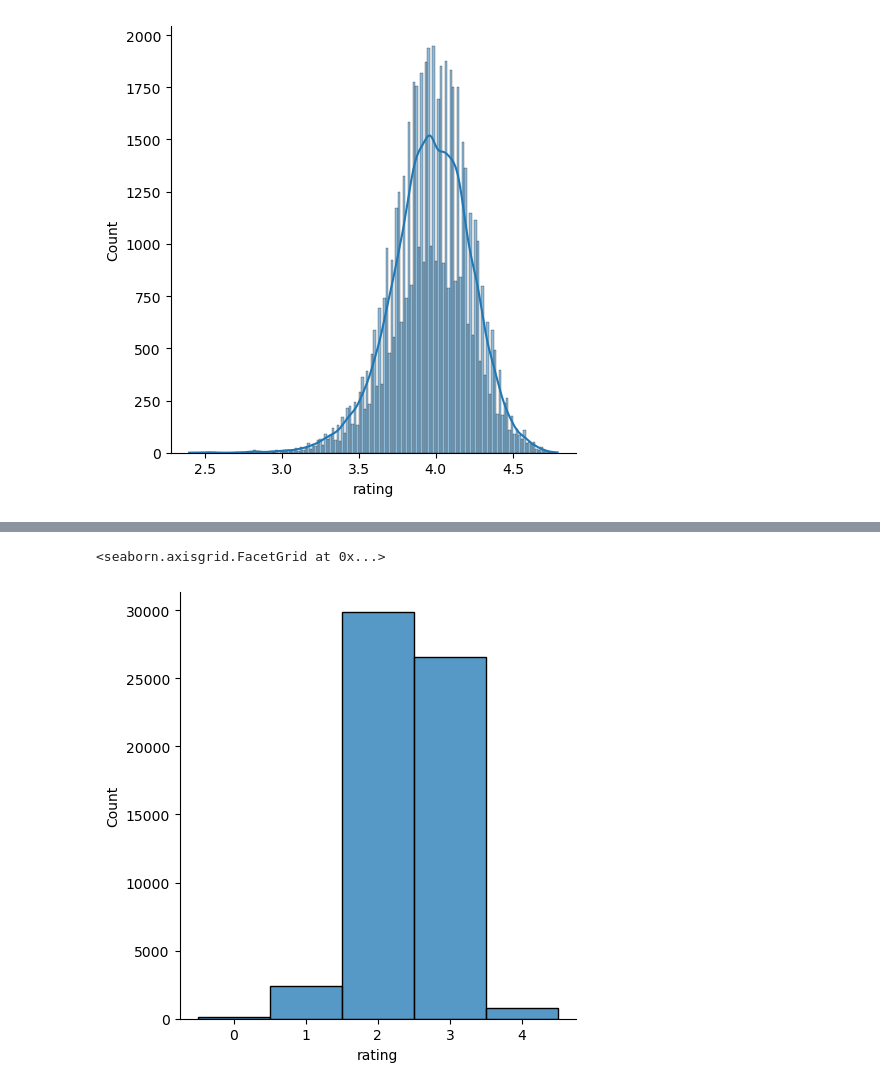
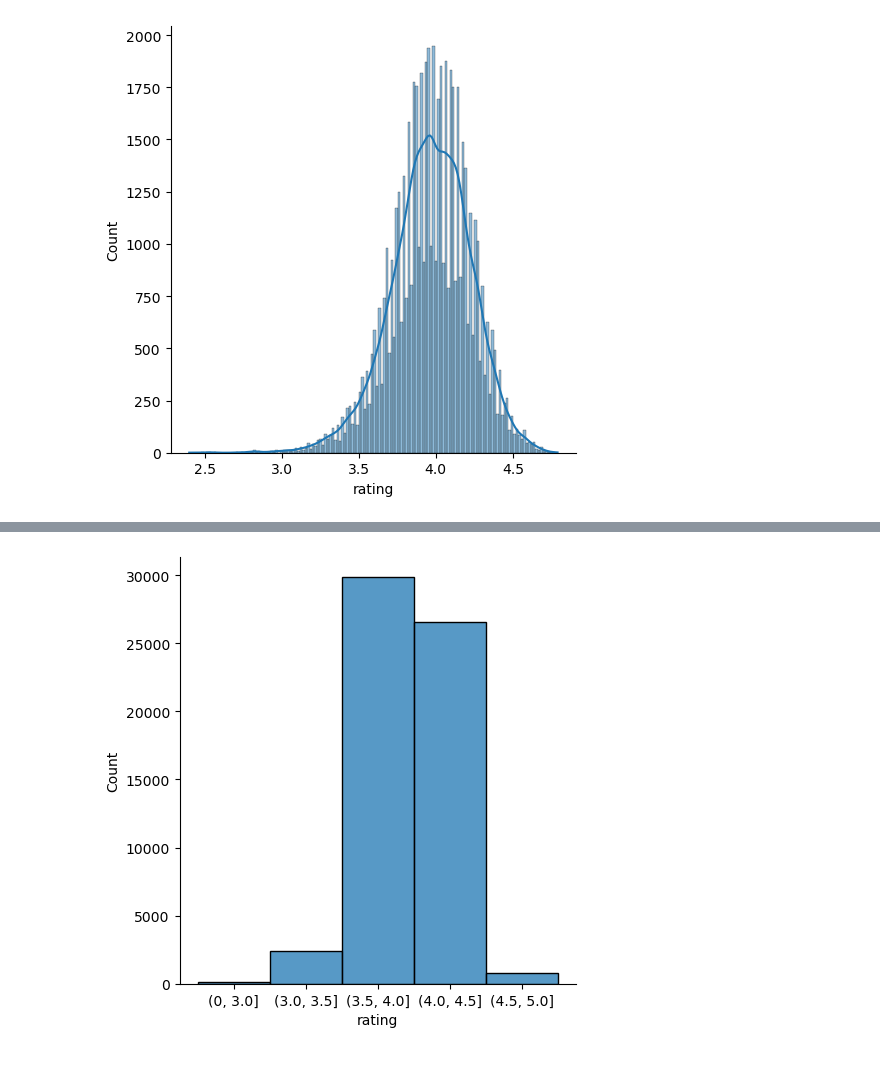
Before and after one commit to phonhay103/goodreads-300k-dataset, a Jupyter notebook: EDA.ipynb, the cells around one changed output, grey strips where cells are left out. Drawn from its saved outputs; the diff is of its cells as text; code cells hidden in the pictures.

```diff
--- a/EDA.ipynb
+++ b/EDA.ipynb
@@ -33,7 +26,7 @@ sns.displot(pd.cut(df.rating, bins=bins, labels=labels, include_lowest=True))
-# %%
-bins = (0, 3, 3.5, 4, 4.5, 5)
-labels = np.arange(len(bins)-1)
-sns.displot(pd.cut(df1.rating, bins=bins, labels=labels, include_lowest=True))
-# %% [output]
-<seaborn.axisgrid.FacetGrid at 0x...>
-[figure, removed]
+# %%
+bins = (0, 3, 3.5, 4, 4.5, 5)
+labels = np.arange(len(bins)-1)
+labels = ['(0, 3.0]', '(3.0, 3.5]', '(3.5, 4.0]', '(4.0, 4.5]', '(4.5, 5.0]']
+sns.displot(pd.cut(df1.rating, bins=bins, labels=labels, include_lowest=True)).savefig("rating_K1000_category.png")
+# %% [output]
+[figure, added]
```
Also changed, not shown: parts of 1 cell of this notebook, 16 other files.
